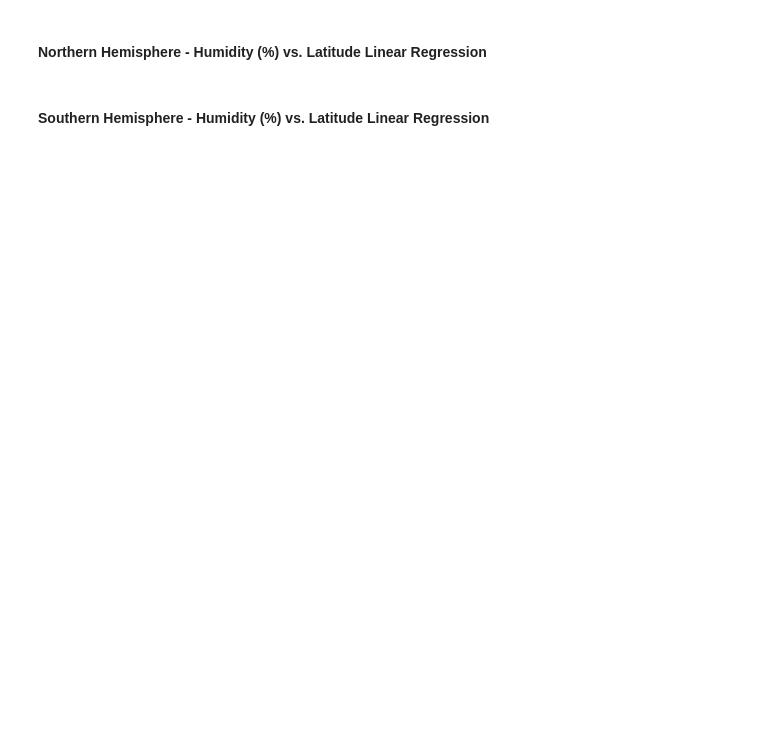
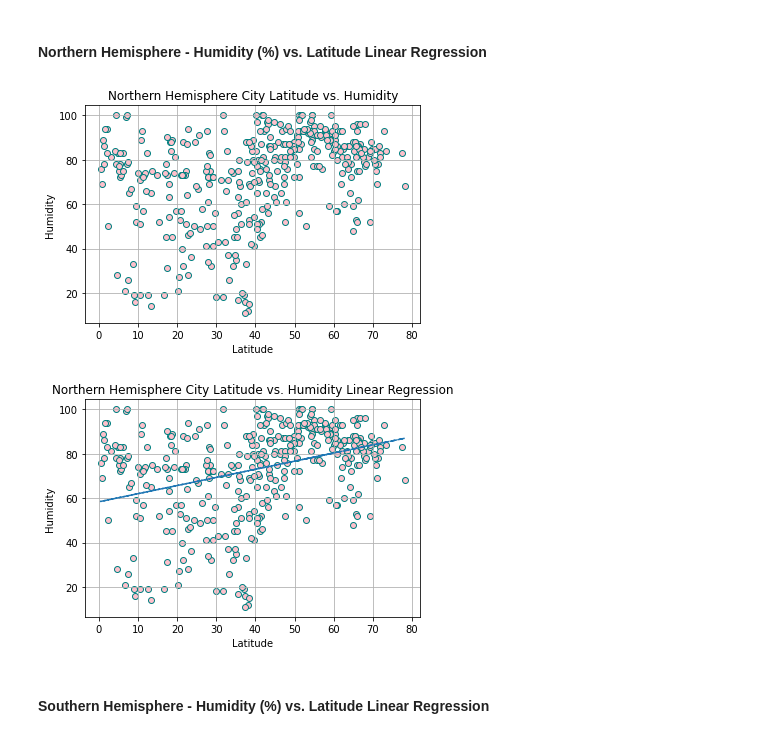
Before and after one commit to LizzyRevels/python-api-challenge, a Jupyter notebook: WeatherPy/WeatherPy.ipynb, the cells around one changed output. Drawn from its saved outputs; the diff is of its cells as text; code cells hidden in the pictures; blank space fills up the shorter version.

```diff
--- a/WeatherPy/WeatherPy.ipynb
+++ b/WeatherPy/WeatherPy.ipynb
@@ -341,4 +341,47 @@ plt.show()
 # %% [markdown]
 ####  Northern Hemisphere - Humidity (%) vs. Latitude Linear Regression
+# %%
+north = (city_df.loc[city_df["Lat"]>0])
+south = (city_df.loc[city_df["Lat"]<0])
+
+n_lat = north["Lat"]
+s_lat = south["Lat"]
+# print(n_lat)
+
+n_hum = north["Humidity"]
+s_hum = south["Humidity"]
+
+
+x_values = n_lat
+y_values = n_hum
+plt.scatter(x_values,y_values, marker="o", facecolors="pink", edgecolors="teal")
+plt.xlabel("Latitude")
+plt.ylabel("Humidity")
+plt.title("Northern Hemisphere City Latitude vs. Humidity")
+plt.grid()
+plt.show()
+
+# Perform a linear regression on year versus violent crime rate
+hum_slope, hum_int, hum_r, hum_p, hum_std_err = st.linregress(n_lat, n_hum)
+hum_eq = hum_slope * n_hum + hum_int
+# print(hum_eq)
+
+# Create equation of line to calculate predicted violent crime rate
+hum_eq = hum_slope * n_lat + hum_int
+
+# Plot the linear model on top of scatter plot
+x_values = n_lat
+y_values = n_hum
+plt.scatter(n_lat,n_hum, marker="o", facecolors="pink", edgecolors="teal")
+plt.plot(n_lat,hum_eq,"--")
+# plt.xticks(n_lat, rotation=90)
+plt.xlabel("Latitude")
+plt.ylabel("Humidity")
+plt.title("Northern Hemisphere City Latitude vs. Humidity Linear Regression")
+plt.grid()
+plt.show()
+# %% [output]
+[figure, added]
+[figure, added]
 # %% [markdown]
 ####  Southern Hemisphere - Humidity (%) vs. Latitude Linear Regression
```
Also changed, not shown: parts of 8 cells of this notebook.
